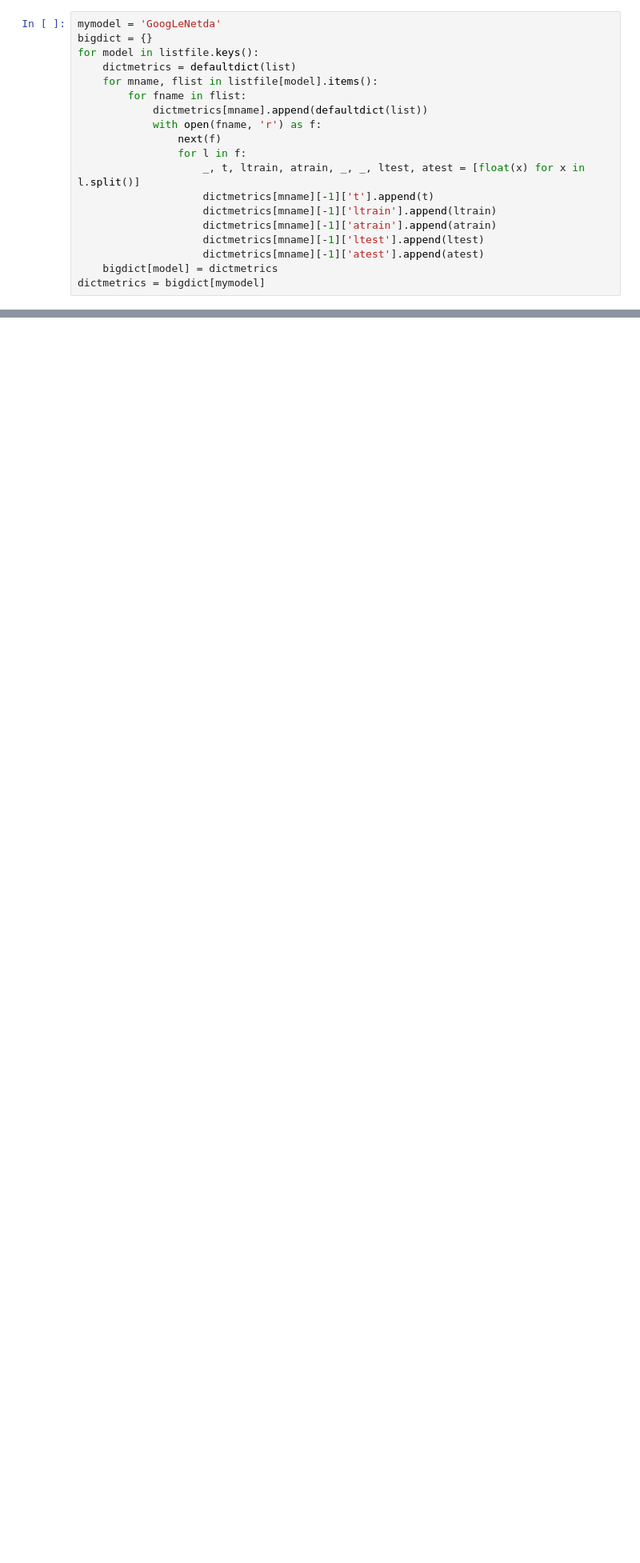
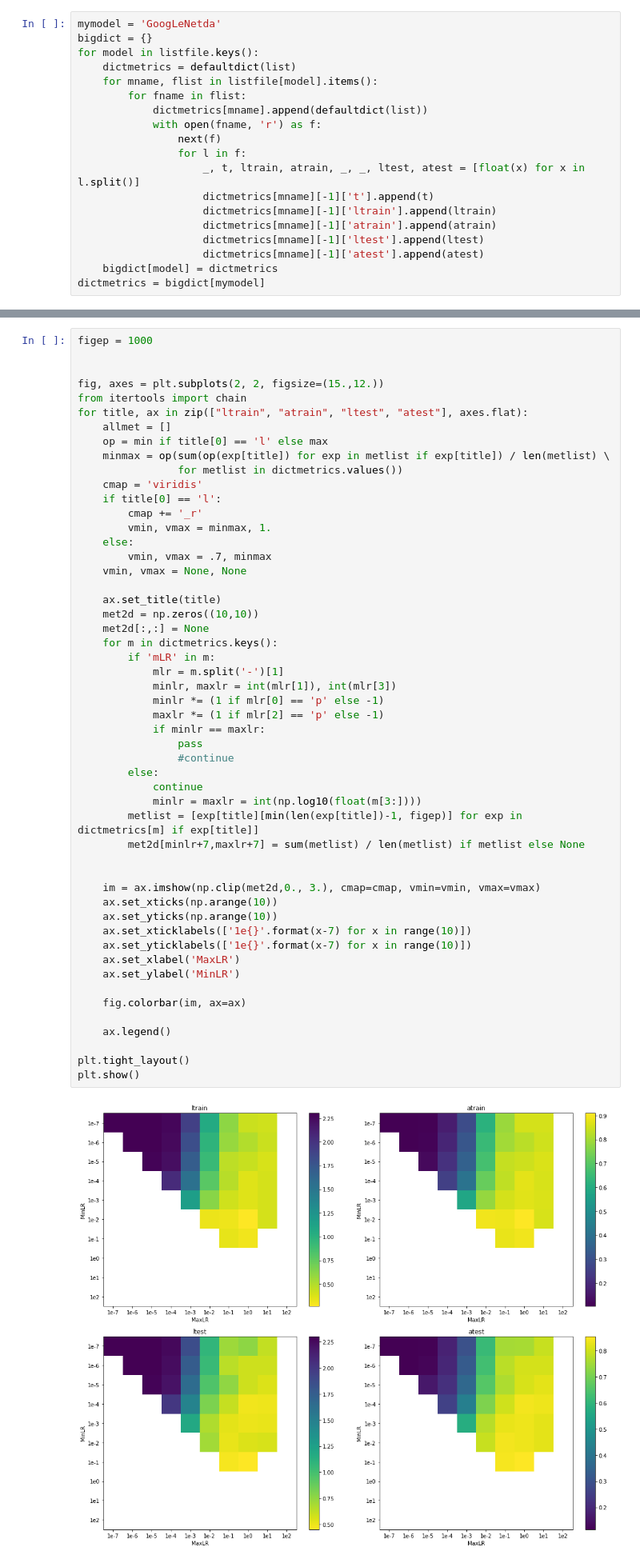
Before and after one commit to leonardblier/alrao, a Jupyter notebook: plotmetrics.ipynb, the cells around one changed output, grey strips where cells are left out. Shown at 80% size. Drawn from its saved outputs; the diff is of its cells as text; blank space fills up the shorter version.

```diff
--- a/plotmetrics.ipynb
+++ b/plotmetrics.ipynb
@@ -352,0 +335,54 @@ ipdb> q
+# %%
+figep = 1000
+
+
+fig, axes = plt.subplots(2, 2, figsize=(15.,12.))
+from itertools import chain
+for title, ax in zip(["ltrain", "atrain", "ltest", "atest"], axes.flat):
+    allmet = []
+    op = min if title[0] == 'l' else max
+    minmax = op(sum(op(exp[title]) for exp in metlist if exp[title]) / len(metlist) \
+                for metlist in dictmetrics.values())
+    cmap = 'viridis'
+    if title[0] == 'l':
+        cmap += '_r'
+        vmin, vmax = minmax, 1.
+    else:
+        vmin, vmax = .7, minmax
+    vmin, vmax = None, None
+
+    ax.set_title(title)
+    met2d = np.zeros((10,10))
+    met2d[:,:] = None
+    for m in dictmetrics.keys():
+        if 'mLR' in m:
+            mlr = m.split('-')[1]
+            minlr, maxlr = int(mlr[1]), int(mlr[3])
+            minlr *= (1 if mlr[0] == 'p' else -1)
+            maxlr *= (1 if mlr[2] == 'p' else -1)
+            if minlr == maxlr:
+                pass
+                #continue
+        else:
+            continue
+            minlr = maxlr = int(np.log10(float(m[3:])))
+        metlist = [exp[title][min(len(exp[title])-1, figep)] for exp in dictmetrics[m] if exp[title]]
+        met2d[minlr+7,maxlr+7] = sum(metlist) / len(metlist) if metlist else None
+
+
+    im = ax.imshow(np.clip(met2d,0., 3.), cmap=cmap, vmin=vmin, vmax=vmax)
+    ax.set_xticks(np.arange(10))
+    ax.set_yticks(np.arange(10))
+    ax.set_xticklabels(['1e{}'.format(x-7) for x in range(10)])
+    ax.set_yticklabels(['1e{}'.format(x-7) for x in range(10)])
+    ax.set_xlabel('MaxLR')
+    ax.set_ylabel('MinLR')
+
+    fig.colorbar(im, ax=ax)
+
+    ax.legend()
+
+plt.tight_layout()
+plt.show()
+# %% [output]
+[figure, added]
```
Also changed, not shown: parts of 15 cells of this notebook, 14 other files.
